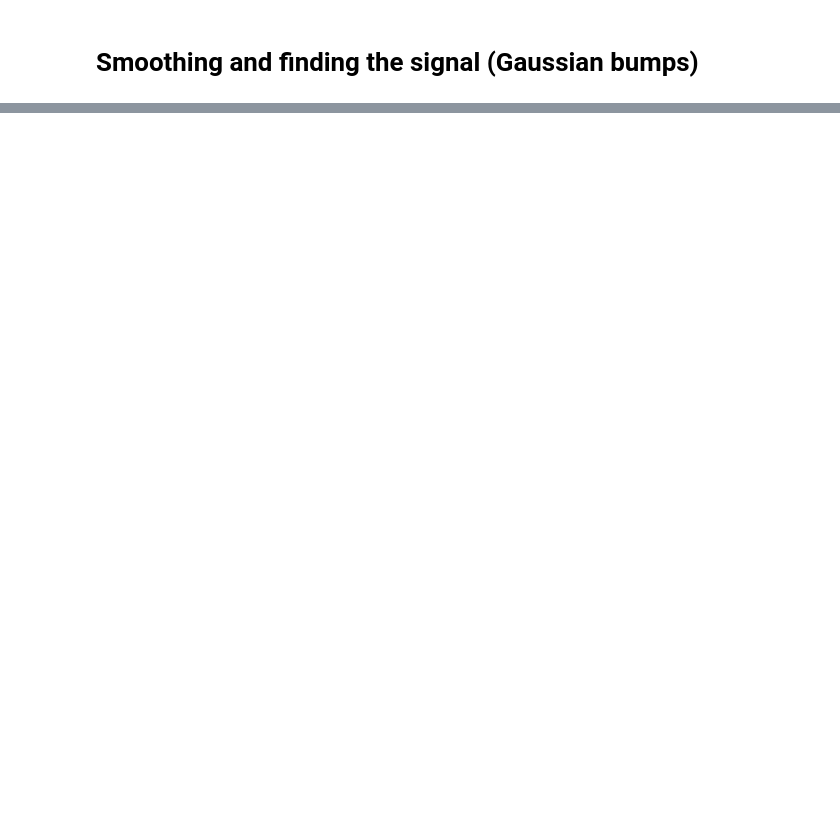
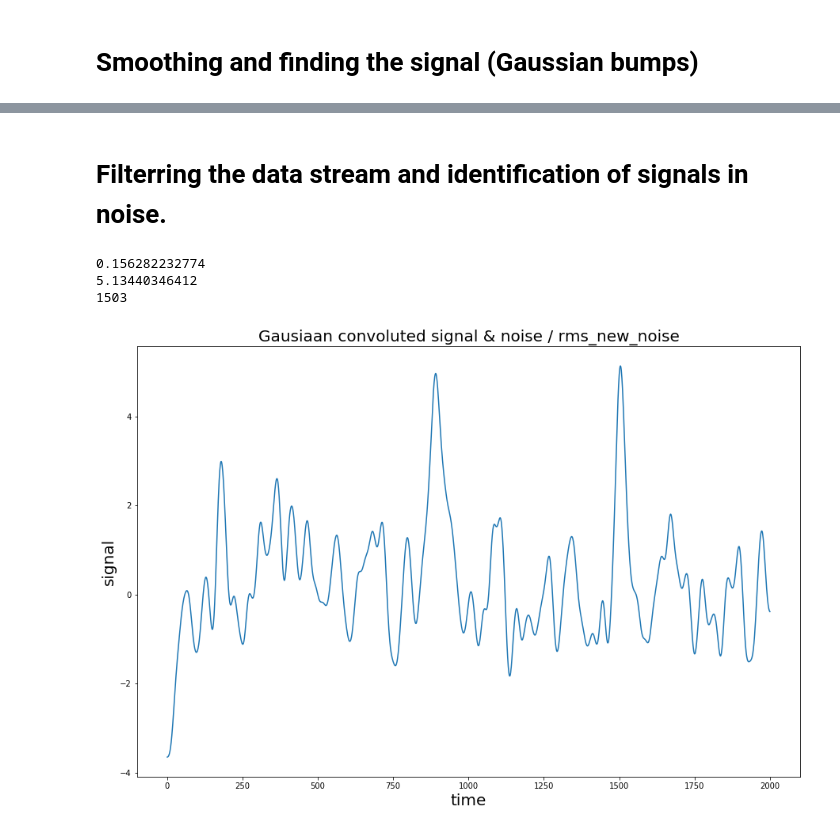
Before and after one commit to Astrojediver/Gravitational-Waves, a Jupyter notebook: Noise_elimination.ipynb, the cells around one changed output, grey strips where cells are left out. Drawn from its saved outputs; the diff is of its cells as text; code cells hidden in the pictures; blank space fills up the shorter version.

```diff
--- a/Noise_elimination.ipynb
+++ b/Noise_elimination.ipynb
@@ -78,0 +57,39 @@ plt.show()
+# %% [markdown]
+# Filterring the data stream and identification of signals in noise.
+# %%
+
+
+
+sigma = 10.9
+
+
+
+#convolve the gaussian noise on pure noise to get rms amplitude?
+conv_hiro = scipy.ndimage.filters.gaussian_filter1d(hiro_data, sigma, axis=-1, order=0, output=None, mode='reflect', cval=0.0, truncate=4.0)
+conv_noise = scipy.ndimage.filters.gaussian_filter1d(noise_data, sigma, axis=-1, order=0, output=None, mode='reflect', cval=0.0, truncate=4.0)
+rms = np.sqrt(np.mean(conv_noise**2))
+
+print(rms)
+'''
+plt.plot(time_data, conv_hiro)
+mpl.rcParams["figure.figsize"] = (15,10)
+plt.title("Gausiaan convoluted signal ")
+plt.show()
+'''
+
+plt.plot(time_data, conv_hiro /rms)
+plt.title("Gaussian convoluted signal & noise / rms_new_noise", fontsize=20)
+mpl.rcParams["figure.figsize"] = (30,20)
+plt.xlabel("time", fontsize=20)
+plt.ylabel("signal", fontsize=20)
+plt.savefig('')
+#plt.xlim( (165, 185) )
+
+print(np.max(conv_hiro/rms))
+#plt.savefig('hiro_filter.png')
+print(np.argmax(conv_hiro /rms))
+# %% [output]
+0.156282232774
+5.13440346412
+1503
+[figure, added]
```
Also changed, not shown: parts of 1 cell of this notebook, 2 other files.
